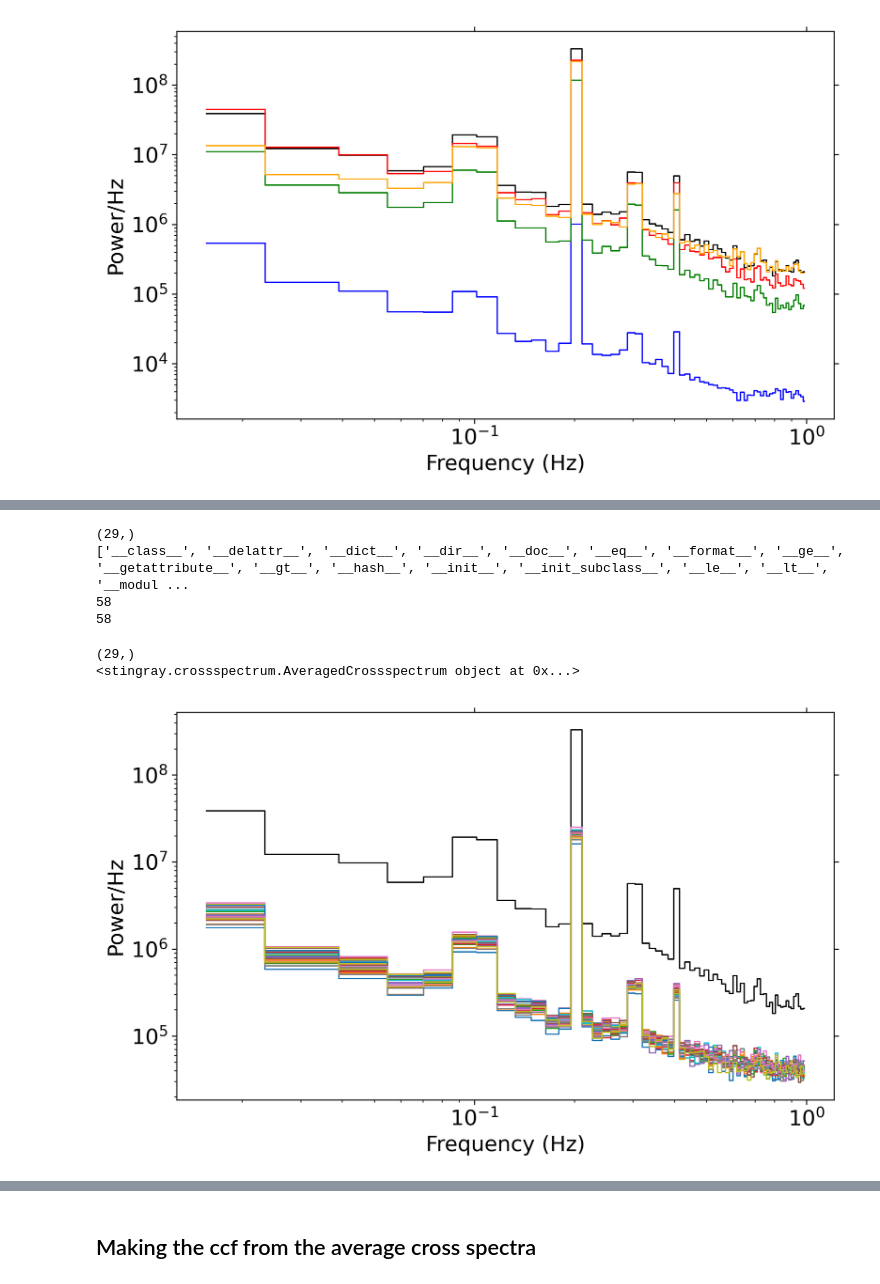
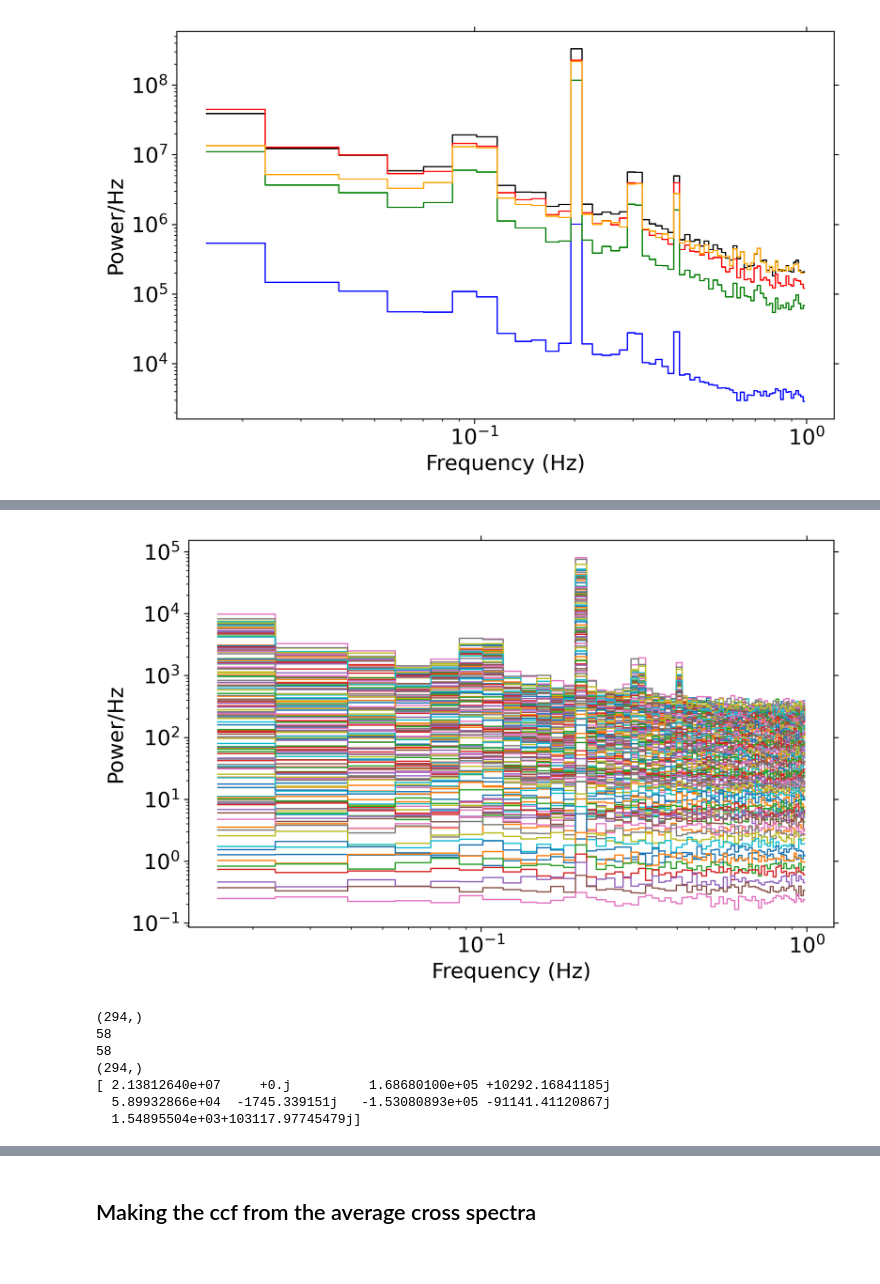
Before and after one commit to abigailStev/J0243, a Jupyter notebook: psd_cs_ccf.ipynb, the cells around one changed output, grey strips where cells are left out. Drawn from its saved outputs; the diff is of its cells as text; code cells hidden in the pictures.

```diff
--- a/psd_cs_ccf.ipynb
+++ b/psd_cs_ccf.ipynb
@@ -105,3 +108,7 @@ Make light curve and average power spectrum.
 # %%
 lc_ref = Lightcurve.make_lightcurve(evts_ref['TIME'], dt=dt, gti=gtis)
 ps_ref = AveragedPowerspectrum(lc_ref, segment_size=n_seconds, norm='abs')
+ci_tstart = lc_ref.tstart
+ci_tstop = lc_ref.tseg
+print(ci_tstart)
+print(ci_tstop)
@@ -198,38 +320,28 @@ INFO: Using legacy interface. [stingray.crossspectrum]
-# %%
-print(np.shape(cs_ci))
-print(dir(cs_ci[0]))
-print(len(cs_ci[0].cs_all))
-print(cs_ci[0].m)
-# %% [output]
-(29,)
-['__class__', '__delattr__', '__dict__', '__dir__', '__doc__', '__eq__', '__format__', '__ge__', '__getattribute__', '__gt__', '__hash__', '__init__', '__init_subclass__', '__le__', '__lt__', '__modul ...
-58
-58
-# %%
-ccf_segs = np.zeros((n_ci_dets,cs_ci[0].n, cs_ci[0].m))
-with warnings.catch_warnings():
-    # this will suppress all warnings in this block
-    warnings.simplefilter("ignore")
-    for i in range(n_ci_dets):
-        for j in range(cs_ci[0].m):
-            ccf_segs[i,:,j] = ifft(cs_ci[i].cs_all[j])
-# %%
-print(np.shape(cs_ci))
-print(cs_ci[0])
-# %% [output]
-(29,)
-<stingray.crossspectrum.AveragedCrossspectrum object at 0x...>
-# %%
-fig, ax = plt.subplots(1, 1, figsize=(8, 5), dpi=300, tight_layout=True)
-ax.plot(ps_ref.freq, ps_ref.power, lw=1, drawstyle='steps-mid', color='black')
-for i in range(n_ci_dets):
-    ax.plot(ps_ci[i].freq, ps_ci[i].power, lw=1, drawstyle='steps-mid')
-ax.set_xscale('log')
-ax.set_yscale('log')
-ax.set_xlabel("Frequency (Hz)", fontproperties=font_prop)
-ax.set_ylabel("Power/Hz", fontproperties=font_prop)
-ax.tick_params(axis='both', which='major', labelsize=16,
-               top=True, right=True, bottom=True, left=True)
-plt.show()
-# %% [output]
-[figure, removed]
+# %%
+fig, ax = plt.subplots(1, 1, figsize=(8, 5), dpi=300, tight_layout=True)
+# ax.plot(ps_ref.freq, ps_ref.power, lw=1, drawstyle='steps-mid', color='black')
+for i in range(0, n_chans, 2):
+    ax.plot(ps_ci[i].freq, ps_ci[i].power, lw=1, drawstyle='steps-mid')
+ax.set_xscale('log')
+ax.set_yscale('log')
+ax.set_xlabel("Frequency (Hz)", fontproperties=font_prop)
+ax.set_ylabel("Power/Hz", fontproperties=font_prop)
+ax.tick_params(axis='both', which='major', labelsize=16,
+               top=True, right=True, bottom=True, left=True)
+plt.show()
+# %% [output]
+[figure, added]
+# %%
+print(np.shape(cs_ci))
+print(len(cs_ci[0].cs_all))
+print(cs_ci[0].m)
+print(np.shape(cs_ci))
+print(cs_ci[0].cs_all[1].power[0:5])
+# %% [output]
+(294,)
+58
+58
+(294,)
+[ 2.13812640e+07     +0.j          1.68680100e+05 +10292.16841185j
+  5.89932866e+04  -1745.339151j   -1.53080893e+05 -91141.41120867j
+  1.54895504e+03+103117.97745479j]
```
Also changed, not shown: parts of 37 cells of this notebook.
